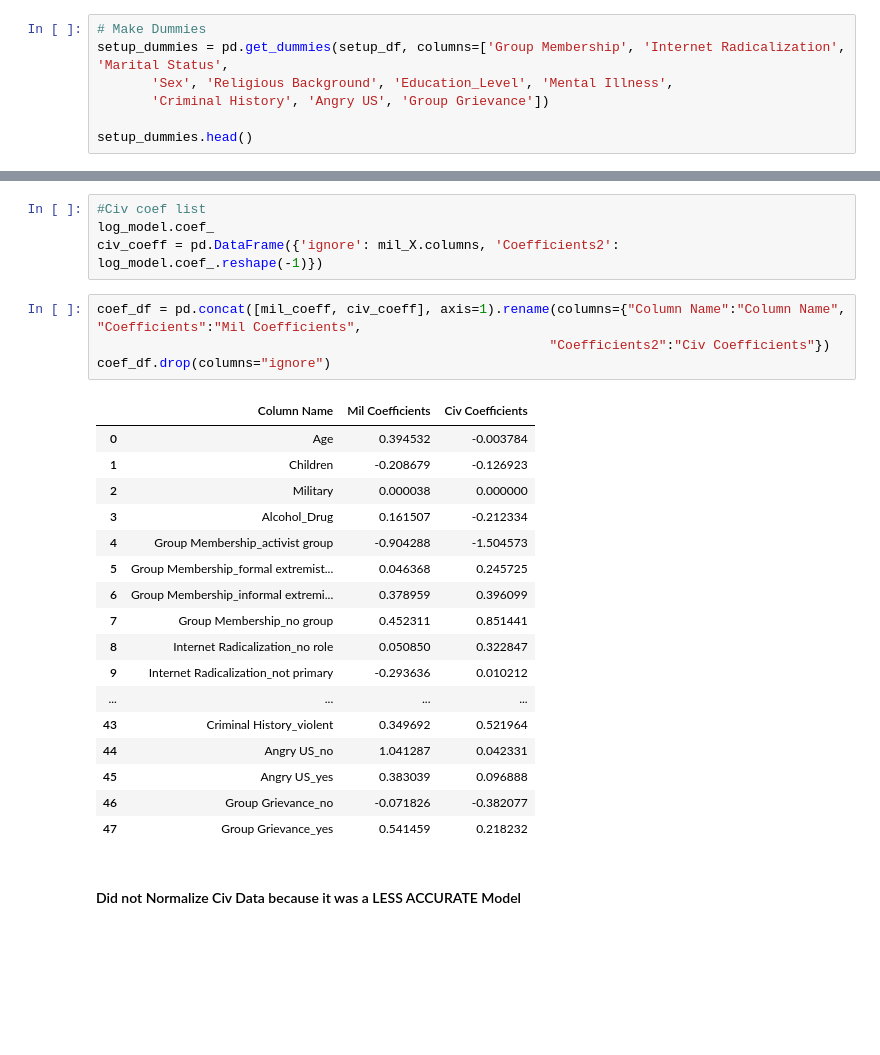
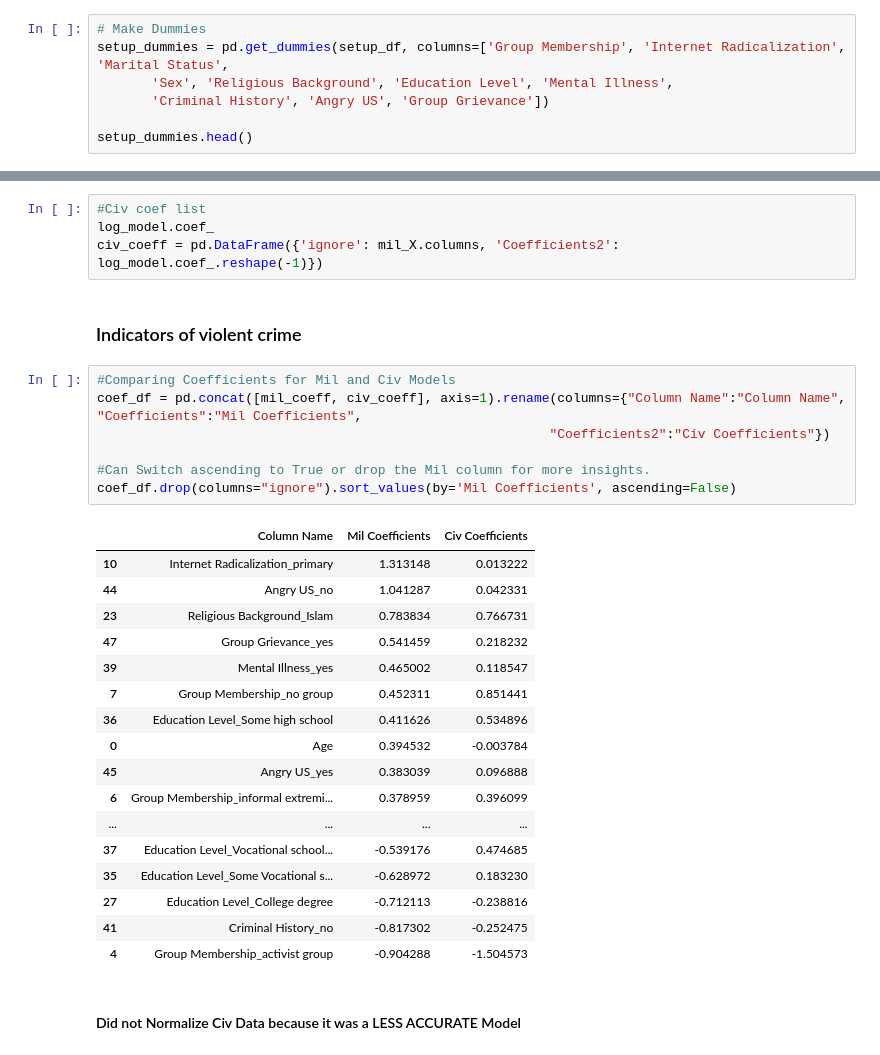
Before and after one commit to mrichburg/extremist_profile_exploration, a Jupyter notebook: notebooks/final_EDA.ipynb, the cells around one changed output, grey strips where cells are left out. Cells and saved outputs as stored; diff of their text form; blank space fills up the shorter version.

```diff
--- a/notebooks/final_EDA.ipynb
+++ b/notebooks/final_EDA.ipynb
@@ -583,7 +627,7 @@ array(['Violent', 'Age', 'Children', 'Military', 'Alcohol_Drug',
 # %%
 # Make Dummies
 setup_dummies = pd.get_dummies(setup_df, columns=['Group Membership', 'Internet Radicalization', 'Marital Status',
-       'Sex', 'Religious Background', 'Education_Level', 'Mental Illness',
+       'Sex', 'Religious Background', 'Education Level', 'Mental Illness',
        'Criminal History', 'Angry US', 'Group Grievance'])
 
 setup_dummies.head()
@@ -836,27 +883,32 @@ plt.show()
 #Civ coef list
 log_model.coef_
 civ_coeff = pd.DataFrame({'ignore': mil_X.columns, 'Coefficients2': log_model.coef_.reshape(-1)})
+# %% [markdown]
+### Indicators of violent crime
 # %%
+#Comparing Coefficients for Mil and Civ Models
 coef_df = pd.concat([mil_coeff, civ_coeff], axis=1).rename(columns={"Column Name":"Column Name", "Coefficients":"Mil Coefficients",
                                                           "Coefficients2":"Civ Coefficients"})
-coef_df.drop(columns="ignore")
+
+#Can Switch ascending to True or drop the Mil column for more insights.
+coef_df.drop(columns="ignore").sort_values(by='Mil Coefficients', ascending=False)
 # %% [output]
 |  | Column Name | Mil Coefficients | Civ Coefficients |
+| 10 | Internet Radicalization_primary | 1.313148 | 0.013222 |
+| 44 | Angry US_no | 1.041287 | 0.042331 |
+| 23 | Religious Background_Islam | 0.783834 | 0.766731 |
+| 47 | Group Grievance_yes | 0.541459 | 0.218232 |
+| 39 | Mental Illness_yes | 0.465002 | 0.118547 |
+| 7 | Group Membership_no group | 0.452311 | 0.851441 |
+| 36 | Education Level_Some high school | 0.411626 | 0.534896 |
 | 0 | Age | 0.394532 | -0.003784 |
-| 1 | Children | -0.208679 | -0.126923 |
-| 2 | Military | 0.000038 | 0.000000 |
-| 3 | Alcohol_Drug | 0.161507 | -0.212334 |
+| 45 | Angry US_yes | 0.383039 | 0.096888 |
+| 6 | Group Membership_informal extremi... | 0.378959 | 0.396099 |
+| ... | ... | ... | ... |
+| 37 | Education Level_Vocational school... | -0.539176 | 0.474685 |
+| 35 | Education Level_Some Vocational s... | -0.628972 | 0.183230 |
+| 27 | Education Level_College degree | -0.712113 | -0.238816 |
+| 41 | Criminal History_no | -0.817302 | -0.252475 |
 | 4 | Group Membership_activist group | -0.904288 | -1.504573 |
-| 5 | Group Membership_formal extremist... | 0.046368 | 0.245725 |
-| 6 | Group Membership_informal extremi... | 0.378959 | 0.396099 |
-| 7 | Group Membership_no group | 0.452311 | 0.851441 |
-| 8 | Internet Radicalization_no role | 0.050850 | 0.322847 |
-| 9 | Internet Radicalization_not primary | -0.293636 | 0.010212 |
-| ... | ... | ... | ... |
-| 43 | Criminal History_violent | 0.349692 | 0.521964 |
-| 44 | Angry US_no | 1.041287 | 0.042331 |
-| 45 | Angry US_yes | 0.383039 | 0.096888 |
-| 46 | Group Grievance_no | -0.071826 | -0.382077 |
-| 47 | Group Grievance_yes | 0.541459 | 0.218232 |
 # %% [markdown]
 #### Did not Normalize Civ Data because it was a LESS ACCURATE Model
```
Also changed, not shown: parts of 41 cells of this notebook, 10 other files.
